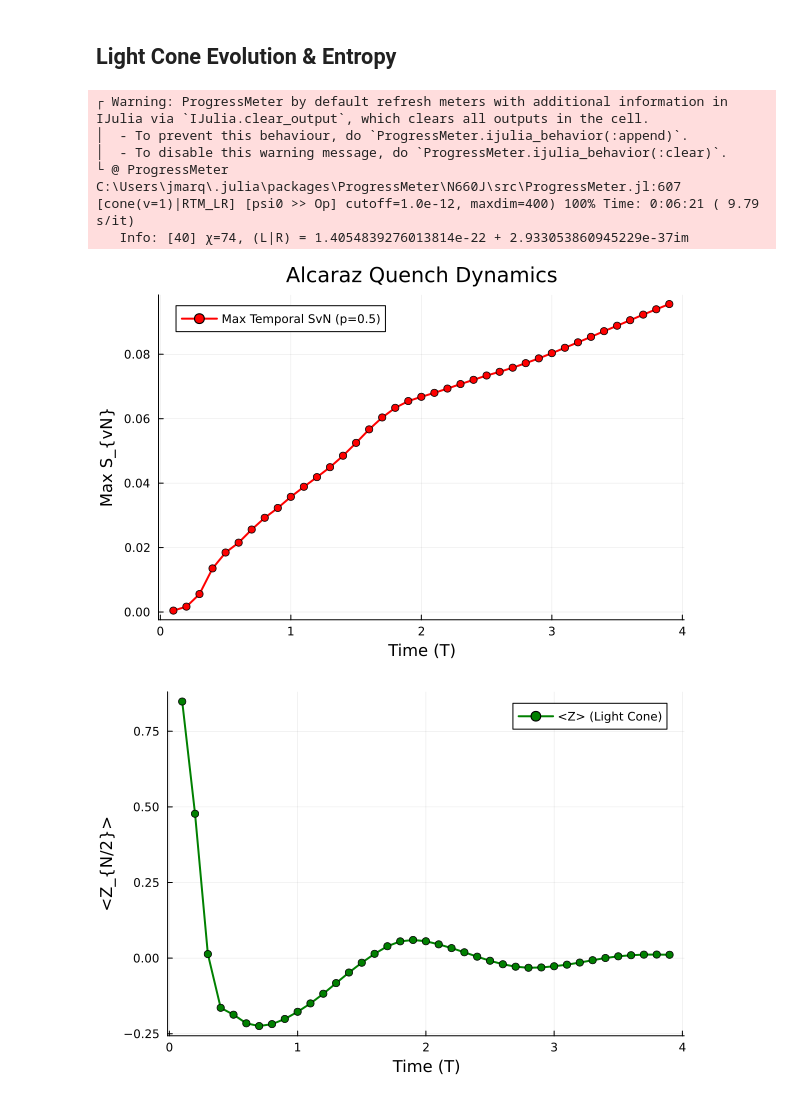
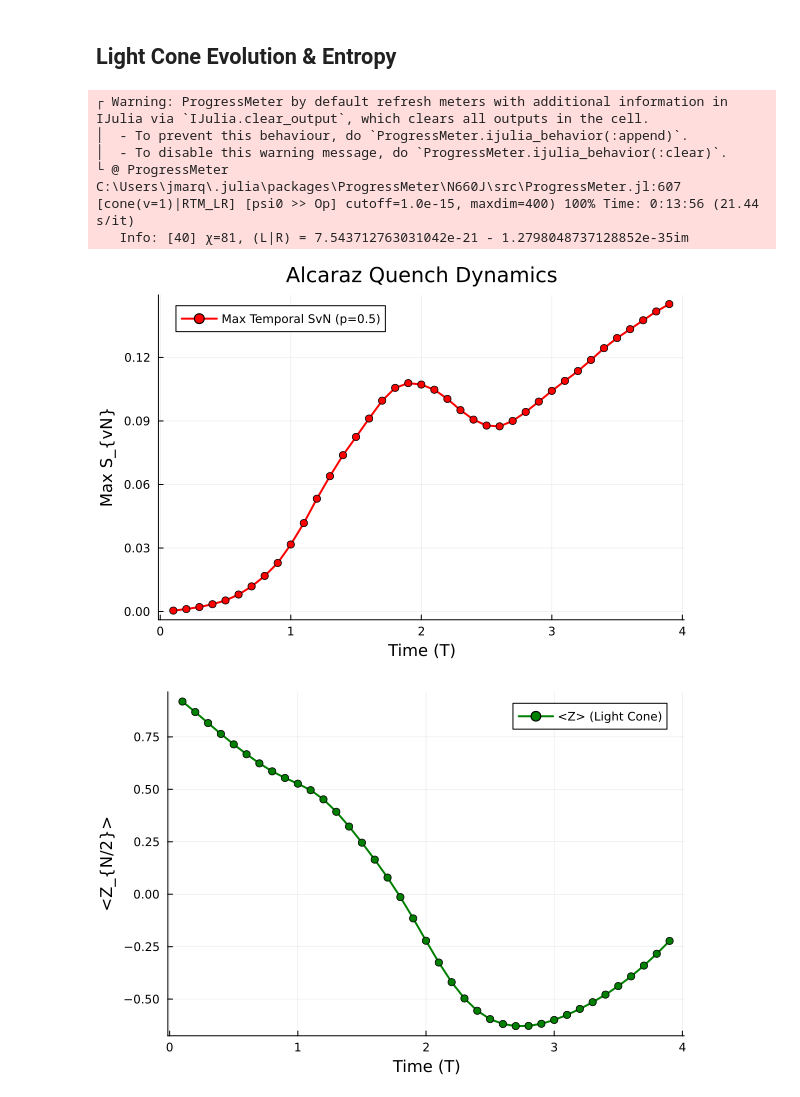
Before and after one commit to jmarquezol/QuantumMaster, a Jupyter notebook: master_thesis/NNN_crit_model.ipynb, the cells around one changed output. Saved outputs shown, nothing was run; the diff lists cells and outputs as text; code cells hidden in the pictures.

```diff
--- a/master_thesis/NNN_crit_model.ipynb
+++ b/master_thesis/NNN_crit_model.ipynb
@@ -148,7 +146,7 @@ function expH_alcaraz(sites::Vector{<:Index}, lambda::Number, p::Number; dt::Num
     end
 
     U_dt = MPO(sites, "Id")
-    U_dt = apply(gates, U_dt; cutoff=1e-10, maxdim=200)
+    U_dt = apply(gates, U_dt; cutoff=1e-15, maxdim=200)
 
     return U_dt
 end
@@ -161,7 +159,7 @@ expH_alcaraz (generic function with 1 method)
 dt = 0.1
 T_max = 4.0
 maxdim = 400
-cutoff = 1e-12
+cutoff = 1e-15
 
 # Initial State (for Light Cone)
 s = Index(2, "S=1/2")
@@ -207,34 +205,34 @@ svn_vals_raw = checkpt.history[:SvN]
 svn_max = [maximum(real(v)) for v in svn_vals_raw]
 
 # <Z>
 z_vals = checkpt.history[:Z_normed]
 
 times_plot = [n * dt for n in 1:length(svn_max)]
 
 # Plot Ent Entropy
 p1 = plot(times_plot, svn_max,
      label="Max Temporal SvN (p=$p)",
      xlabel="Time (T)",
      ylabel="Max S_{vN}",
      lw=2, color=:red, marker=:circle,
      title="Alcaraz Quench Dynamics")
 
 display(p1)
 
 # Plot <Z>
 p2 = plot(times_plot, z_vals,
      label="<Z> (Light Cone)",
      xlabel="Time (T)",
      ylabel="<Z_{N/2}>",
      lw=2, color=:green, marker=:circle)
 
 display(p2)
 # %% [output]
 ┌ Warning: ProgressMeter by default refresh meters with additional information in IJulia via `IJulia.clear_output`, which clears all outputs in the cell.
 │  - To prevent this behaviour, do `ProgressMeter.ijulia_behavior(:append)`.
 │  - To disable this warning message, do `ProgressMeter.ijulia_behavior(:clear)`.
 └ @ ProgressMeter C:\Users\jmarq\.julia\packages\ProgressMeter\N660J\src\ProgressMeter.jl:607
-[cone(v=1)|RTM_LR] [psi0 >> Op] cutoff=1.0e-12, maxdim=400) 100% Time: 0:06:21 ( 9.79  s/it)
-   Info: [40] χ=74, (L|R) = 1.4054839276013814e-22 + 2.933053860945229e-37im
+[cone(v=1)|RTM_LR] [psi0 >> Op] cutoff=1.0e-15, maxdim=400) 100% Time: 0:13:56 (21.44  s/it)
+   Info: [40] χ=81, (L|R) = 7.543712763031042e-21 - 1.2798048737128852e-35im
-[figure, old version]
+[figure, new version]
-[figure, old version]
+[figure, new version]
```
Also changed, not shown: parts of 4 cells of this notebook.
